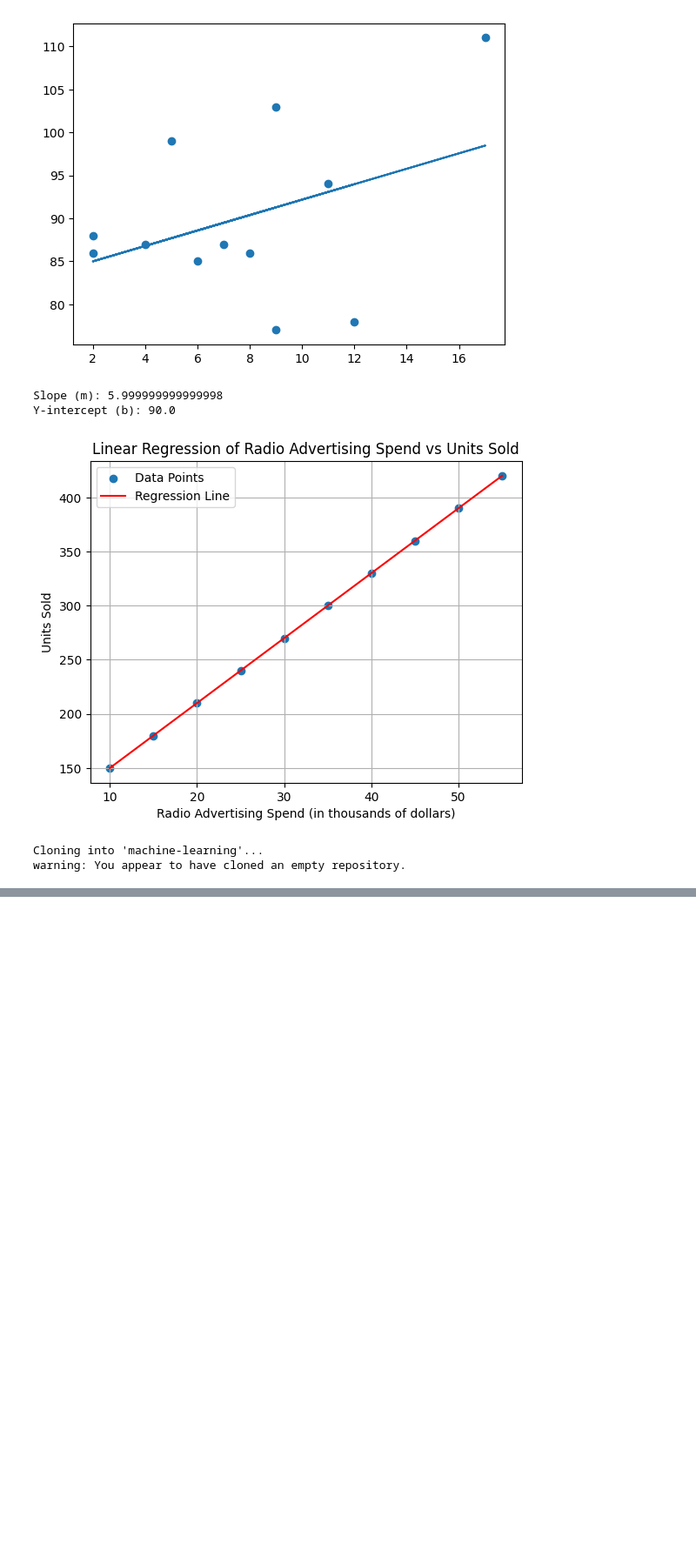
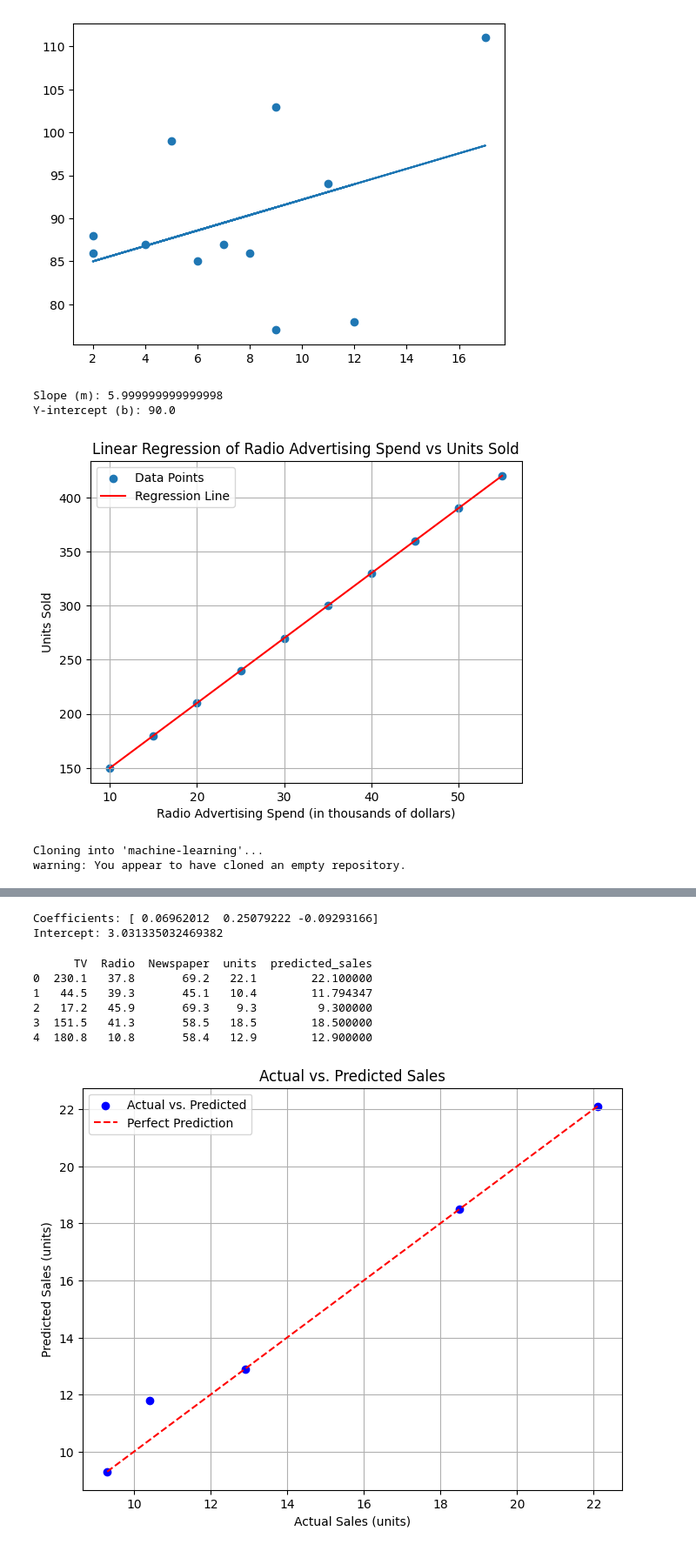
Before and after one commit to hadush16/machine-learning, a Jupyter notebook: linear_regreession.ipynb, the cells around one changed output, grey strips where cells are left out. Shown at 87% size. Saved outputs shown, nothing was run; the diff lists cells and outputs as text; code cells hidden in the pictures; blank space fills up the shorter version.

```diff
--- a/linear_regreession.ipynb
+++ b/linear_regreession.ipynb
@@ -65,0 +141,62 @@ warning: You appear to have cloned an empty repository.
+# %%
+print(f"Coefficients: {model.coef_}")  # w1, w2, w3
+print(f"Intercept: {model.intercept_}")  # b
+# %% [output]
+Coefficients: [ 0.06962012  0.25079222 -0.09293166]
+Intercept: 3.031335032469382
+# %%
+import pandas as pd
+from sklearn.model_selection import train_test_split
+from sklearn.linear_model import LinearRegression
+import matplotlib.pyplot as plt  # Import matplotlib
+
+# Sample dataset
+data = {
+    'TV': [230.1, 44.5, 17.2, 151.5, 180.8],
+    'Radio': [37.8, 39.3, 45.9, 41.3, 10.8],
+    'Newspaper': [69.2, 45.1, 69.3, 58.5, 58.4],
+    'units': [22.1, 10.4, 9.3, 18.5, 12.9]
+}
+
+# Create a DataFrame
+df = pd.DataFrame(data)
+
+# Define independent variables (features) and dependent variable (target)
+X = df[['TV', 'Radio', 'Newspaper']]  # Features
+y = df['units']  # Target variable
+
+# Split the data into training and testing sets
+X_train, X_test, y_train, y_test = train_test_split(X, y, test_size=0.2, random_state=42)
+
+# Create and train the Linear Regression model
+model = LinearRegression()
+model.fit(X_train, y_train)
+
+# Extract coefficients and intercept
+w1, w2, w3 = model.coef_  # Coefficients for TV, Radio, Newspaper
+b = model.intercept_      # Intercept
+
+# Calculate sales explicitly using the formula
+df['predicted_sales'] = w1 * df['TV'] + w2 * df['Radio'] + w3 * df['Newspaper'] + b
+
+# Print the DataFrame with actual and predicted sales
+print(df[['TV', 'Radio', 'Newspaper', 'units', 'predicted_sales']])
+
+# Create a scatter plot
+plt.figure(figsize=(8, 6))  # Adjust figure size if needed
+plt.scatter(df['units'], df['predicted_sales'], color='blue', label='Actual vs. Predicted')
+plt.plot([df['units'].min(), df['units'].max()], [df['units'].min(), df['units'].max()], color='red', linestyle='--', label='Perfect Prediction')  # Add a line for perfect prediction
+plt.xlabel("Actual Sales (units)")
+plt.ylabel("Predicted Sales (units)")
+plt.title("Actual vs. Predicted Sales")
+plt.legend()
+plt.grid(True)
+plt.show()
+# %% [output]
+      TV  Radio  Newspaper  units  predicted_sales
+0  230.1   37.8       69.2   22.1        22.100000
+1   44.5   39.3       45.1   10.4        11.794347
+2   17.2   45.9       69.3    9.3         9.300000
+3  151.5   41.3       58.5   18.5        18.500000
+4  180.8   10.8       58.4   12.9        12.900000
+[figure, added]
```
Also changed, not shown: parts of 5 cells of this notebook.
